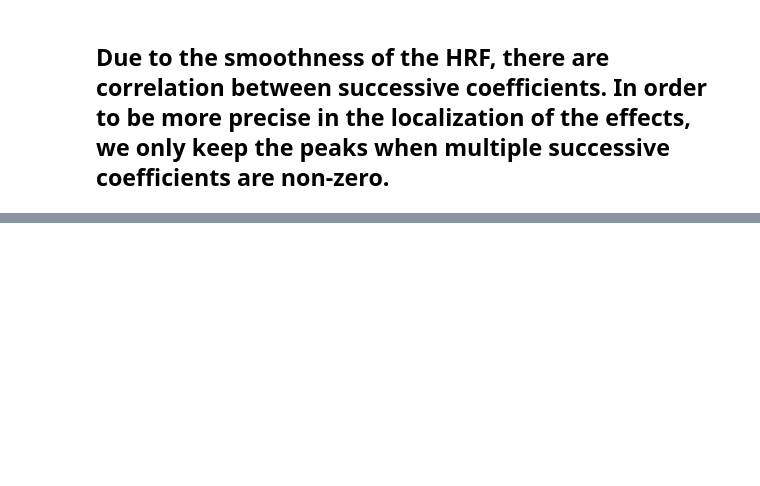
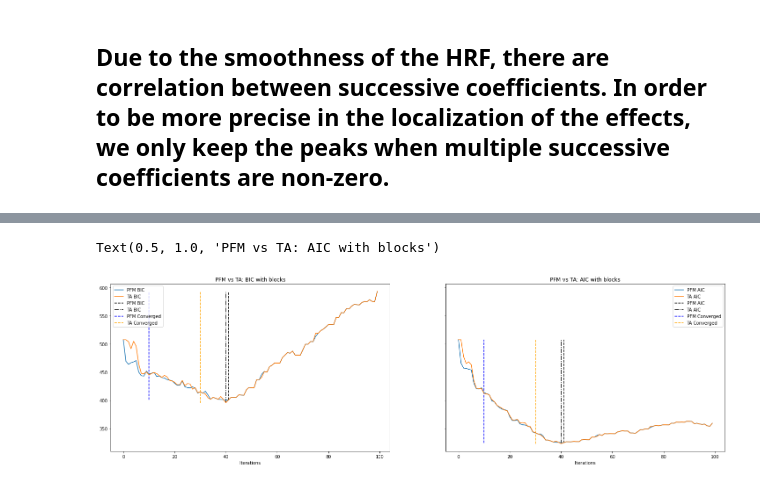
Before and after one commit to eurunuela/pfm_vs_ta, a Jupyter notebook: pfm_vs_ta.ipynb, the cells around one changed output, grey strips where cells are left out. Drawn from its saved outputs; the diff is of its cells as text; code cells hidden in the pictures; blank space fills up the shorter version.

```diff
--- a/pfm_vs_ta.ipynb
+++ b/pfm_vs_ta.ipynb
@@ -664,0 +683,23 @@ Text(0.5, 1.0, 'TA block model lambdas')
+# %%
+fig, (ax1, ax2) = plt.subplots(1, 2, sharey=True, figsize=(25,7))
+ax1.plot(bic_pfm_block, label='PFM BIC')
+ax1.plot(bic_ta_block, label='TA BIC')
+ax1.vlines(x=bic_pfm_block_idx, ymin=np.min(bic_pfm_block), ymax=np.max(bic_pfm_block), color='black', linestyles='dashed', label='PFM BIC')
+ax1.vlines(x=bic_ta_block_idx, ymin=np.min(bic_ta_block), ymax=np.max(bic_ta_block), color='black', linestyles='dashdot', label='TA BIC')
+ax1.vlines(x=pfm_converged_block, ymin=np.min(bic_pfm_block), ymax=np.max(bic_pfm_block), color='blue', linestyles='dashed', label='PFM Converged')
+ax1.vlines(x=ta_converged_block, ymin=np.min(bic_ta_block), ymax=np.max(bic_pfm_block), color='orange', linestyles='dashed', label='TA Converged')
+ax1.set(xlabel='Iterations')
+ax1.set_title('PFM vs TA: BIC with blocks')
+ax1.legend()
+ax2.plot(aic_pfm_block, label='PFM AIC')
+ax2.plot(aic_ta_block, label='TA AIC')
+ax2.vlines(x=aic_pfm_block_idx, ymin=np.min(aic_pfm_block), ymax=np.max(aic_pfm_block), color='black', linestyles='dashed', label='PFM AIC')
+ax2.vlines(x=aic_ta_block_idx, ymin=np.min(aic_ta_block), ymax=np.max(aic_ta_block), color='black', linestyles='dashdot', label='TA AIC')
+ax2.vlines(x=pfm_converged_block, ymin=np.min(aic_pfm_block), ymax=np.max(aic_pfm_block), color='blue', linestyles='dashed', label='PFM Converged')
+ax2.vlines(x=ta_converged_block, ymin=np.min(aic_ta_block), ymax=np.max(aic_ta_block), color='orange', linestyles='dashed', label='TA Converged')
+ax2.set(xlabel='Iterations')
+ax2.legend()
+ax2.set_title('PFM vs TA: AIC with blocks')
+# %% [output]
+Text(0.5, 1.0, 'PFM vs TA: AIC with blocks')
+[figure, added]
```
Also changed, not shown: parts of 18 cells of this notebook.
